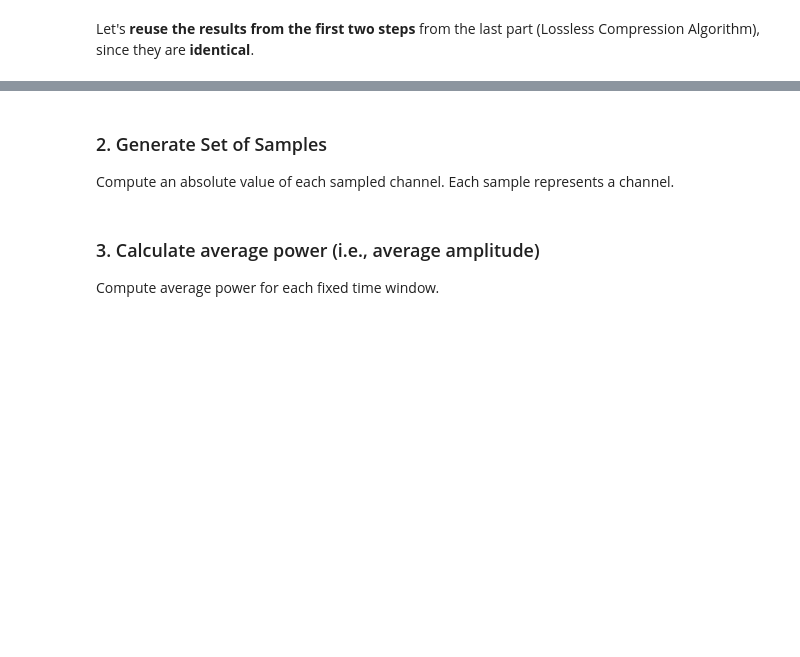
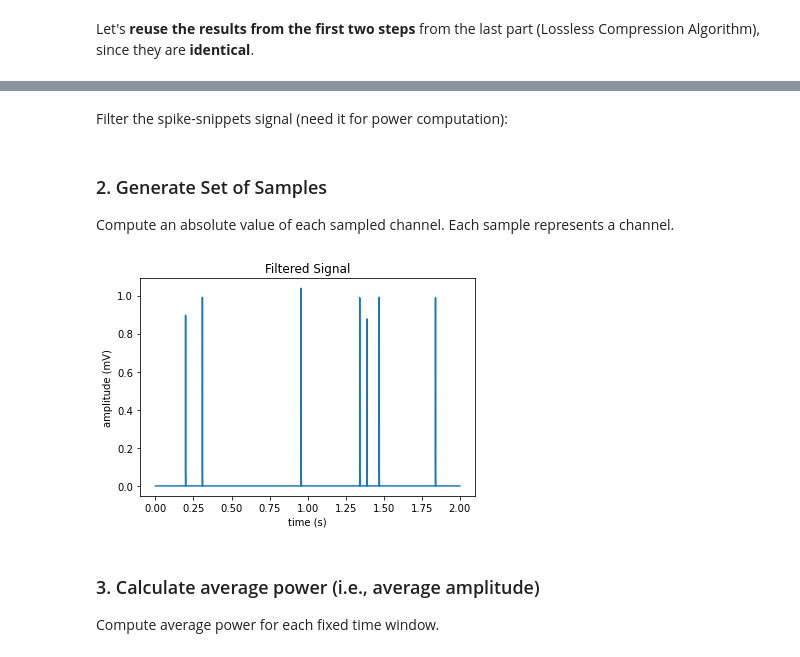
Before and after one commit to michaela10c/neural_signal_compression, a Jupyter notebook: Neural Signal Compression.ipynb, the cells around one changed output, grey strips where cells are left out. Cells and saved outputs as stored; diff of their text form; code cells hidden in the pictures; blank space fills up the shorter version.

```diff
--- a/Neural Signal Compression.ipynb
+++ b/Neural Signal Compression.ipynb
@@ -824,3 +840,5 @@ plt.show()
+# %% [markdown]
+Filter the spike-snippets signal (need it for power computation):
 # %%
 # Apply a filter to the spike-snippets signal
 filtered_signal = spike_detector.filter_signal(x_snippets)
@@ -830,6 +848,17 @@ filtered_signal = spike_detector.filter_signal(x_snippets)
 Compute an absolute value of each sampled channel. Each sample represents a channel.
 # %%
 filtered_signal = np.abs(filtered_signal)
+# %%
+# Plot the filtered signal (absolute values)
+
+# Plot original nonzero subset of samples
+plt.title("Filtered Signal")
+plt.plot(t, filtered_signal)
+plt.xlabel('time (s)')
+plt.ylabel('amplitude (mV)')
+plt.show()
+# %% [output]
+[figure, added]
 # %% [markdown]
 ### 3. Calculate average power (i.e., average amplitude)
 
```
Also changed, not shown: parts of 40 cells of this notebook.
